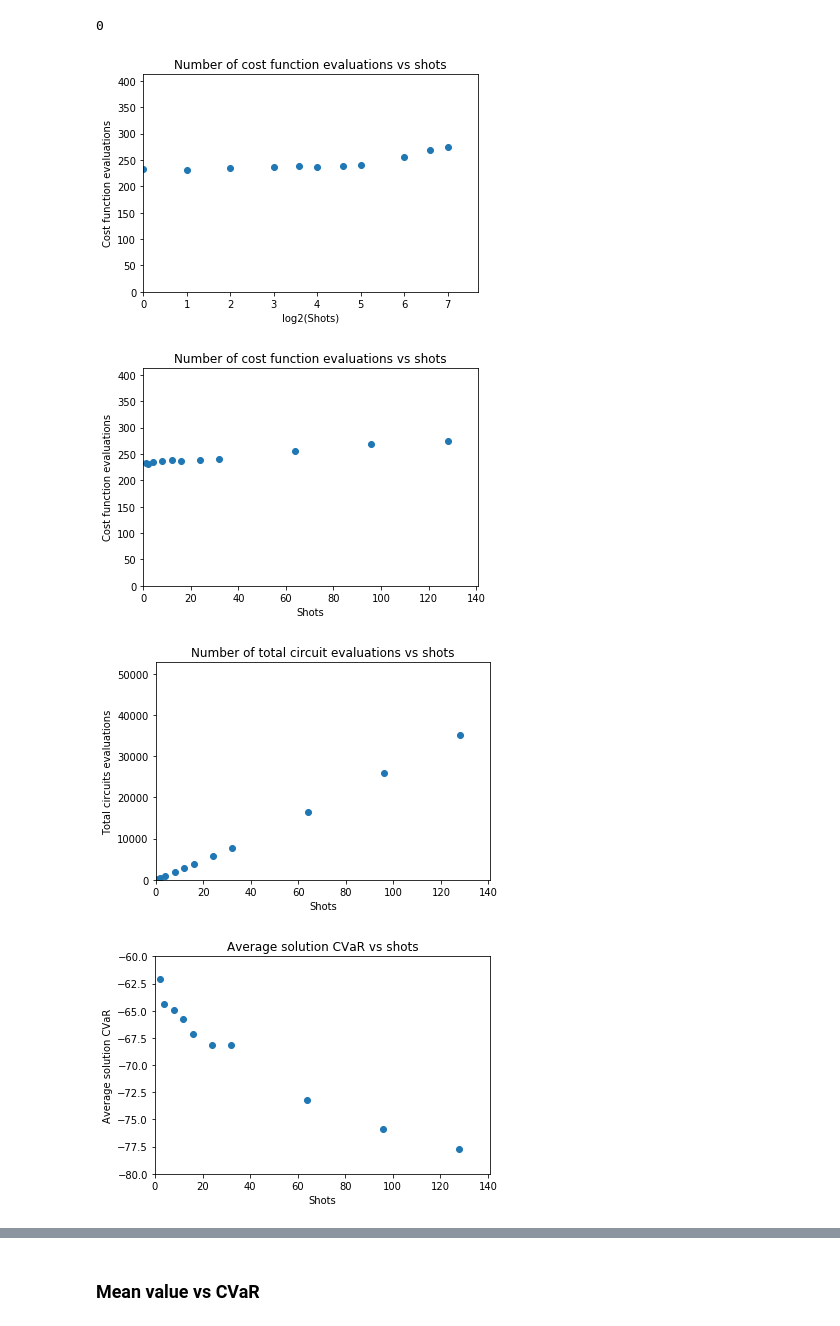
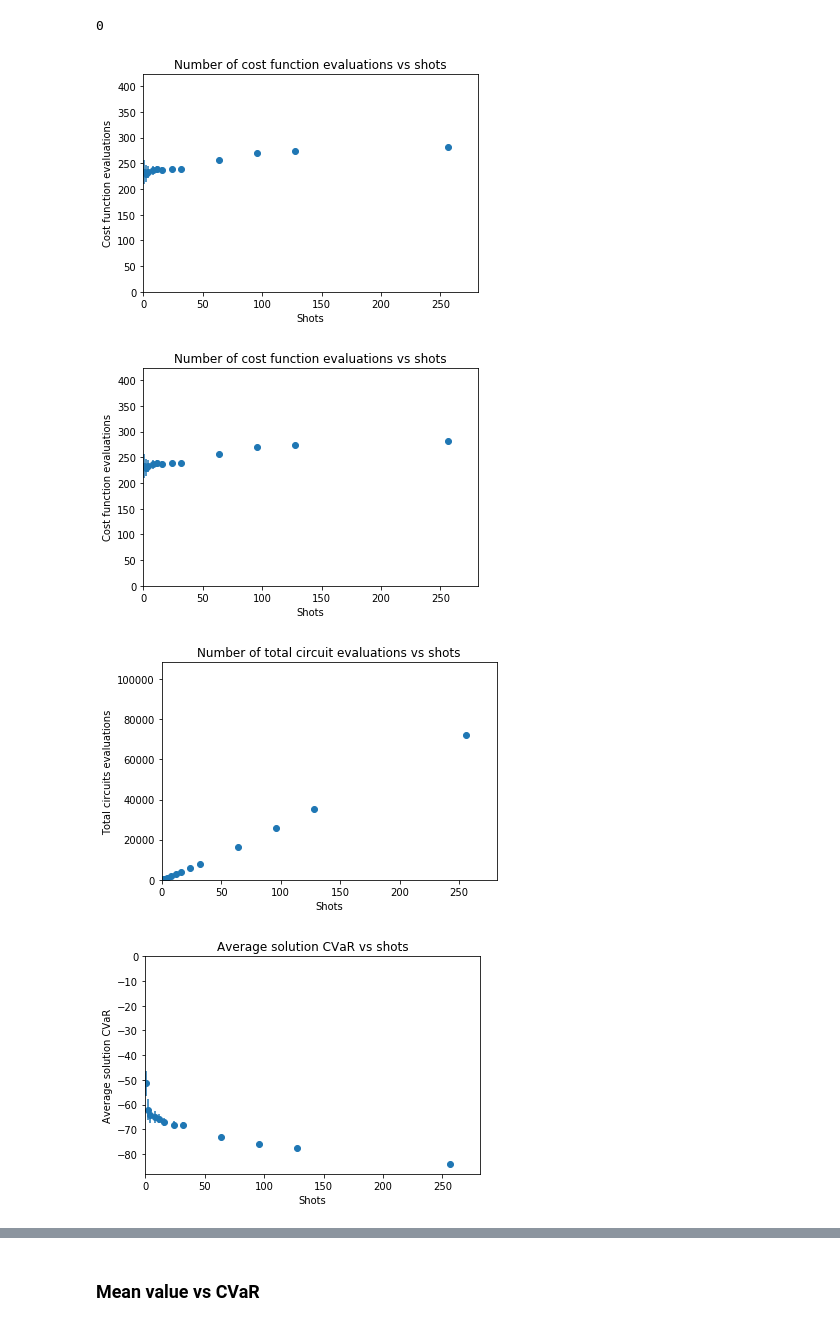
Before and after one commit to NTrevisani/DataScienceMaster, a Jupyter notebook: TFM/MaxCut/Max_Cut_2_new.ipynb, the cells around one changed output, grey strips where cells are left out. Cells and saved outputs as stored; diff of their text form; code cells hidden in the pictures.

```diff
--- a/TFM/MaxCut/Max_Cut_2_new.ipynb
+++ b/TFM/MaxCut/Max_Cut_2_new.ipynb
@@ -329,7 +353,7 @@ COST       = 'cvar'
 ALPHA      = 0.2
 
 N_repetitions = 100
-shots_list = [1, 2, 4, 8, 12, 16, 24, 32, 64, 96, 128]
+shots_list = [1, 2, 4, 8, 12, 16, 24, 32, 64, 96, 128, 256]
 # %%
 # A small scan, but we can get some results
 
@@ -366,54 +390,63 @@ os.system(dir_command)
 # %% [output]
 0
 # %%
-# Cost function evaluations vs log2(shots)
-save_name = folder_name + "nfev_vs_log2shots"
+# Cost function evaluations vs shots
+save_name = folder_name + "nfev_vs_shots"
+y_unc_rel = 1 / (np.sqrt(df_CVaR_02_plot_mean.shots) * np.sqrt(N_repetitions))
 
-scatter_plot(x       = np.log2(df_CVaR_02_plot_mean.shots),
+
+scatter_plot(x       = df_CVaR_02_plot_mean.shots,
              y       = df_CVaR_02_plot_mean.nfevs,
              title   = "Number of cost function evaluations vs shots",
-             xlabel  = "log2(Shots)",
+             xlabel  = "Shots",
              ylabel  = "Cost function evaluations",
+             y_err   = df_CVaR_02_plot_mean.nfevs * y_unc_rel,
              save_as = save_name)
 # %% [output]
-[figure, old version]
+[figure, new version]
 # %%
 # Cost function evaluations vs shots
 save_name = folder_name + "nfev_vs_shots"
+y_unc_rel = 1 / (np.sqrt(df_CVaR_02_plot_mean.shots) * np.sqrt(N_repetitions))
 
 scatter_plot(x       = df_CVaR_02_plot_mean.shots,
              y       = df_CVaR_02_plot_mean.nfevs,
              title   = "Number of cost function evaluations vs shots",
              xlabel  = "Shots",
              ylabel  = "Cost function evaluations",
+             y_err   = df_CVaR_02_plot_mean.nfevs * y_unc_rel,
              save_as = save_name)
 # %% [output]
-[figure, old version]
+[figure, new version]
 # %%
 # Total circuit evaluations vs shots
 save_name = folder_name + "nfev_x_shots_vs_shots"
+y_unc_rel = 1 / (np.sqrt(df_CVaR_02_plot_mean.shots) * np.sqrt(N_repetitions))
 
 scatter_plot(x       = df_CVaR_02_plot_mean.shots,
              y       = df_CVaR_02_plot_mean.nfevs*df_CVaR_02_plot_mean.shots,
              title   = "Number of total circuit evaluations vs shots",
              xlabel  = "Shots",
              ylabel  = "Total circuits evaluations",
+             y_err   = (df_CVaR_02_plot_mean.nfevs*df_CVaR_02_plot_mean.shots) * y_unc_rel,
              save_as = save_name)
 # %% [output]
-[figure, old version]
+[figure, new version]
 # %%
 # Average solution cost function vs shots
 save_name = folder_name + "cost_vs_shots"
+y_unc_rel = 1 / (np.sqrt(df_CVaR_02_plot_mean.shots) * np.sqrt(N_repetitions))
 
 scatter_plot(x       = df_CVaR_02_plot_mean.shots,
              y       = df_CVaR_02_plot_mean.cost,
              title   = "Average solution CVaR vs shots",
              xlabel  = "Shots",
              ylabel  = "Average solution CVaR",
              save_as = save_name,
-             ylim    = (-80, -60))
+             y_err   = df_CVaR_02_plot_mean.cost * y_unc_rel,
+             ylim    = (-brute_cost, 0))
 # %% [output]
-[figure, old version]
+[figure, new version]
 # %%
 # Fraction of good solutions vs shots
 save_name = folder_name + "frac_vs_shots"
```
Also changed, not shown: parts of 21 cells of this notebook, 2 other files.
